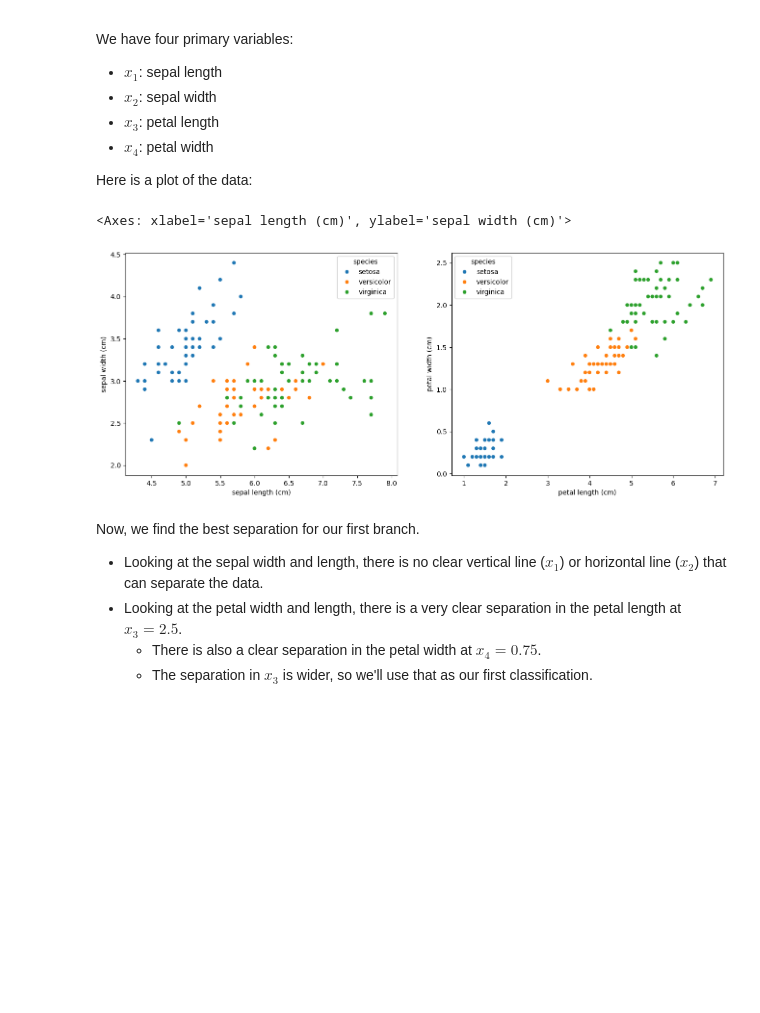
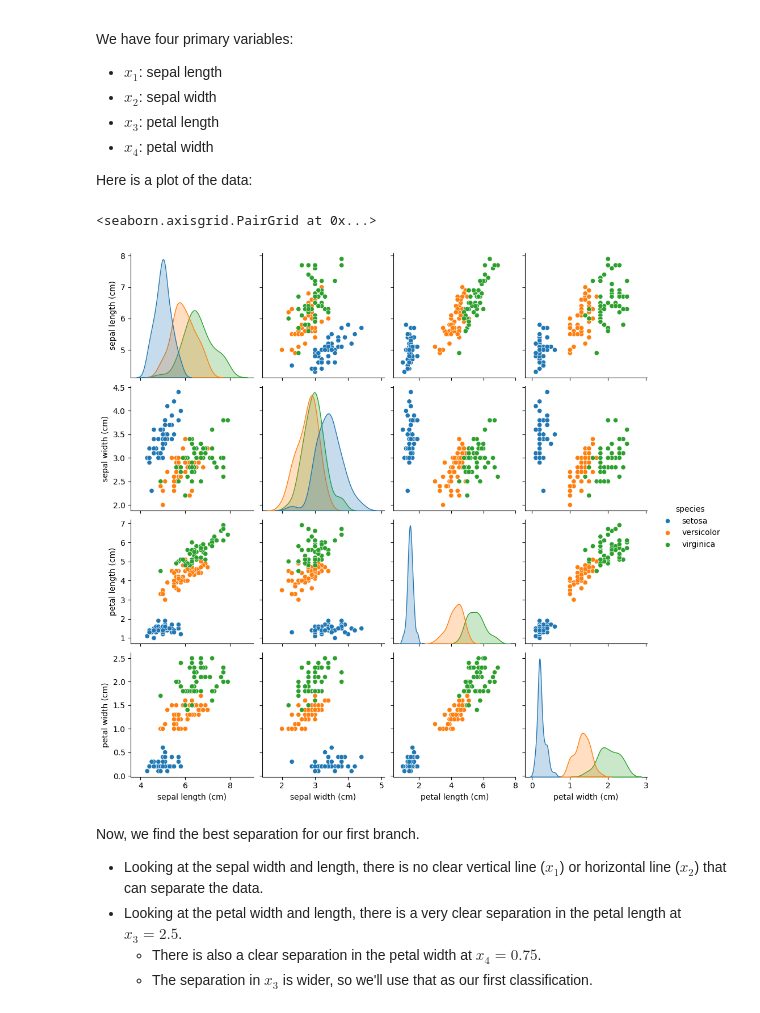
Before and after one commit to drolsonmi/math3480, a Jupyter notebook: Notes/3480_17_DecisionTrees.ipynb, the cells around one changed output. Saved outputs shown, nothing was run; the diff lists cells and outputs as text; code cells hidden in the pictures; blank space fills up the shorter version.

```diff
--- a/Notes/3480_17_DecisionTrees.ipynb
+++ b/Notes/3480_17_DecisionTrees.ipynb
@@ -35,29 +35,25 @@ Here is a plot of the data:
 # %%
 import pandas as pd
 import seaborn as sns
 import matplotlib.pyplot as plt
 plt.rcParams['figure.figsize'] = (16, 6)
 from sklearn import datasets
 
 iris_data = datasets.load_iris()
 iris = pd.DataFrame(iris_data['data'], columns=iris_data['feature_names'])
 species = pd.DataFrame(iris_data['target'], columns=['species_num'])
 
 target_names = {
     0 : 'setosa',
     1 : 'versicolor',
     2 : 'virginica'
 }
 
 iris['species'] = species['species_num'].apply(lambda x: target_names[x])
-
-fig, ax = plt.subplots(1,2)
-sns.scatterplot(data = iris, x = 'petal length (cm)', y = 'petal width (cm)', hue='species', ax=ax[1])
-sns.scatterplot(data = iris, x = 'sepal length (cm)', y = 'sepal width (cm)', hue='species', ax=ax[0])
-#fig.show()
+sns.pairplot(iris, hue='species')
 # %% [output]
-<Axes: xlabel='sepal length (cm)', ylabel='sepal width (cm)'>
+<seaborn.axisgrid.PairGrid at 0x...>
-[figure, old version]
+[figure, new version]
 # %% [markdown]
 Now, we find the best separation for our first branch.
 * Looking at the sepal width and length, there is no clear vertical line ($x_1$) or horizontal line ($x_2$) that can separate the data.
```
